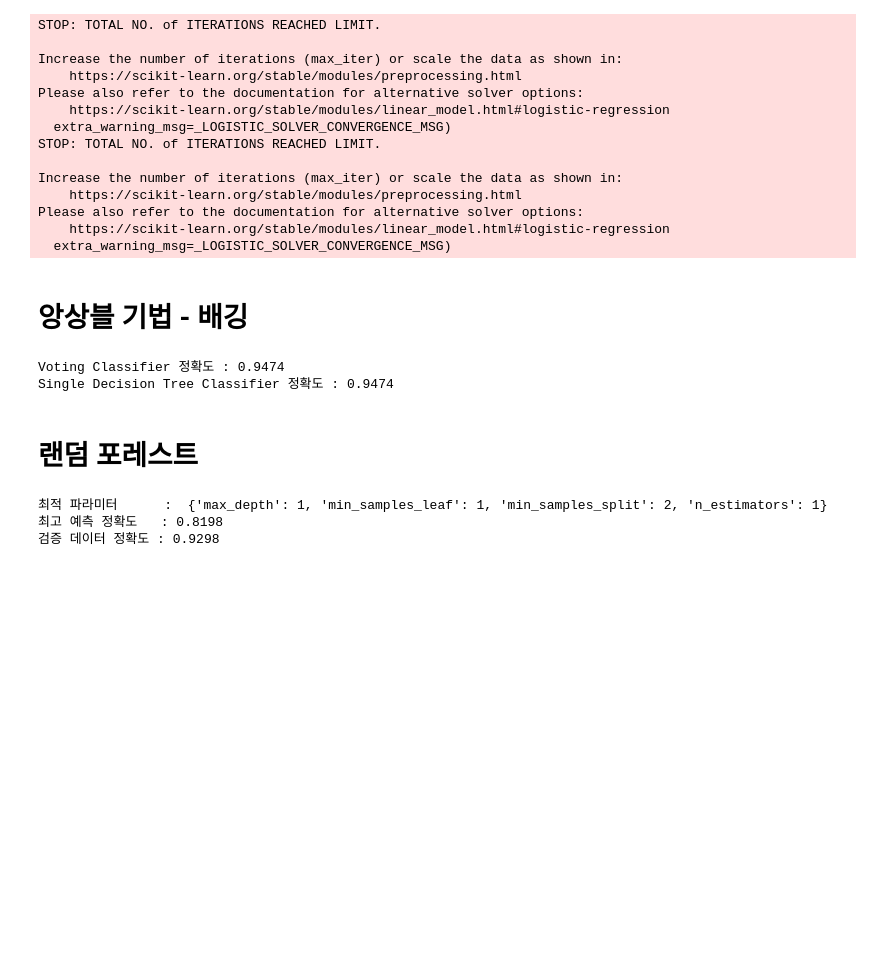
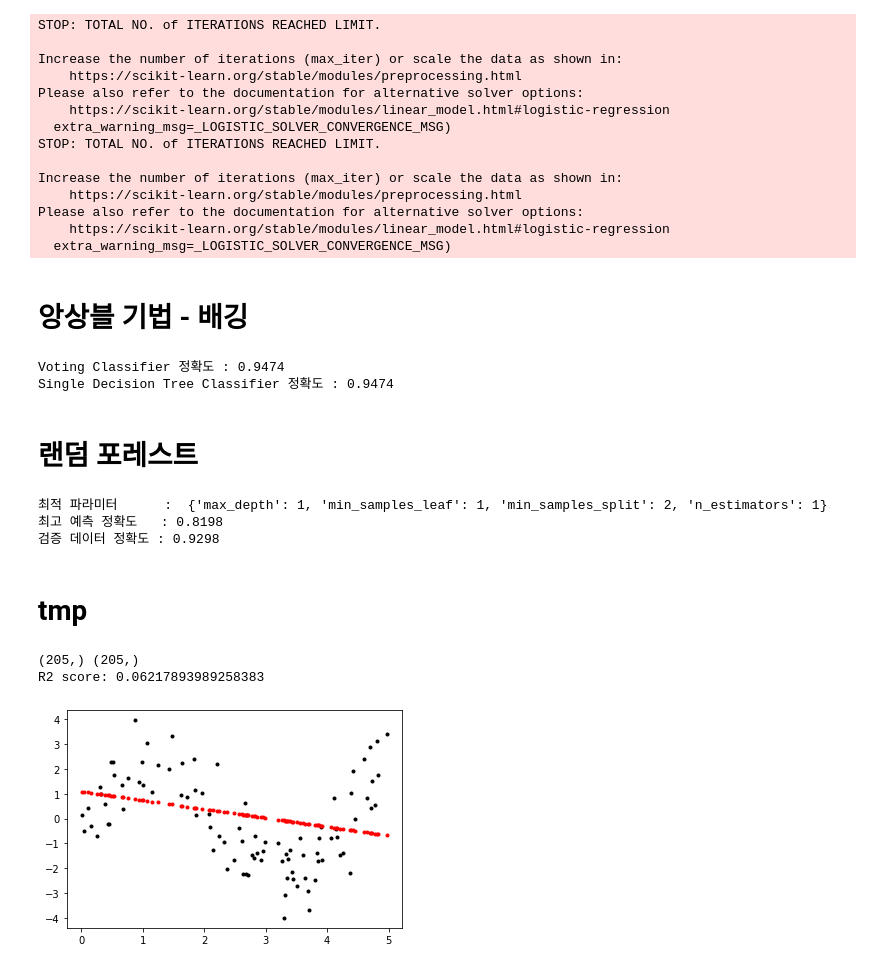
Before and after one commit to shp1204/AI-, a Jupyter notebook: 전체 복습.ipynb, the cells around one changed output. Cells and saved outputs as stored; diff of their text form; code cells hidden in the pictures; blank space fills up the shorter version.

```diff
--- a/전체 복습.ipynb
+++ b/전체 복습.ipynb
@@ -314,8 +314,8 @@ for train_idx, val_idx in kfold.split(train_X):
     model.fit(X_train, y_train)
 
     # 각 Iter 별 모델 평가 점수를 측정하여 변수 score에 저장합니다.
-    predicted = model.predict(test_X)
-    score = model.score(test_X,test_y)
+    predicted = model.predict(X_val)
+    score = model.score(X_val,y_val)
 
     train_size = X_train.shape[0]
     val_size = X_val.shape[0]
@@ -2069,3 +2070,78 @@ print('검증 데이터 정확도 : {0:.4f}'.format(accuracy_score(y_test, pred)
 최적 파라미터      :  {'max_depth': 1, 'min_samples_leaf': 1, 'min_samples_split': 2, 'n_estimators': 1}
 최고 예측 정확도   : 0.8198
 검증 데이터 정확도 : 0.9298
+# %% [markdown]
+# tmp
+# %%
+
+import numpy as np
+import matplotlib.pyplot as plt
+from sklearn.linear_model import LinearRegression
+from sklearn.model_selection import train_test_split
+from sklearn.metrics import r2_score
+
+
+def sample(size):
+    np.random.seed(2020)
+
+    # x 값을 생성합니다.
+    x = np.linspace(0, 5, size)
+
+    # y = 2 * sin(1.5x) + e 을 생성합니다.
+    y = 2 * np.sin(x * 1.5) + np.random.randn(x.size)
+    train_X, test_X = train_test_split(x, test_size = 95/300, random_state = 100)
+    train_y, test_y = train_test_split(y, test_size = 95/300, random_state = 100)
+
+    return train_X, test_X, train_y, test_y
+
+    # 2.TODO:선형 회귀 모델을 설정하고 `train_X , train_y`을 학습한 모델을 출력합니다.
+def fit_regression_model(train_X, train_y):
+    '''
+    선형 회귀 모델을 직접 만들거나 sklearn을 사용하여 모델을 가져와 `model`에 저장한 후 학습을 수행합니다.
+    '''
+    print(train_X.shape, train_y.shape)
+    model = LinearRegression()
+    model.fit(train_X.reshape(-1, 1), train_y)
+
+    return model
+
+    #2.TODO: 테스트용 데이터 `test_X`의 예측값을 pred_y에 저장하는 prediction 함수를 완성합니다.
+def prediction(model, test_X):
+    pred_y = model.predict(test_X.reshape(-1, 1))
+
+    return pred_y
+
+
+def plot_figure(test_X, test_y, pred_y):
+    '''
+    회귀 분석 결과 그래프를 그립니다.
+    '''
+    #
+    plt.plot(test_X, test_y, 'k.')
+    plt.plot(test_X, pred_y, 'r.')
+
+    # 구현한 코드가 동작된다고 판단되면 아래 두 줄의 주석을 풀어주세요.
+    # plt.savefig('./linear_regression.png')
+    # elice_utils.send_image('linear_regression.png')
+
+
+def main():
+    #1.TODO: sample 함수를 이용하여 train_x, train_y, test_x, test_y 데이터를 생성합니다.
+    train_X, test_X, train_y, test_y = sample(300)
+    model = fit_regression_model(train_X, train_y)
+
+    #2.TODO: 테스트용 데이터 `test_X`의 예측값을 pred_y에 저장합니다.
+    pred_y = prediction(model, test_X)
+
+    R2 =  r2_score(test_y, pred_y)
+
+    print("R2 score: {}".format(R2))
+
+    plot_figure(test_X, test_y, pred_y)
+
+if __name__ == "__main__":
+    main()
+# %% [output]
+(205,) (205,)
+R2 score: 0.06217893989258383
+[figure, added]
```
Also changed, not shown: parts of 3 cells of this notebook, 1 other file.
